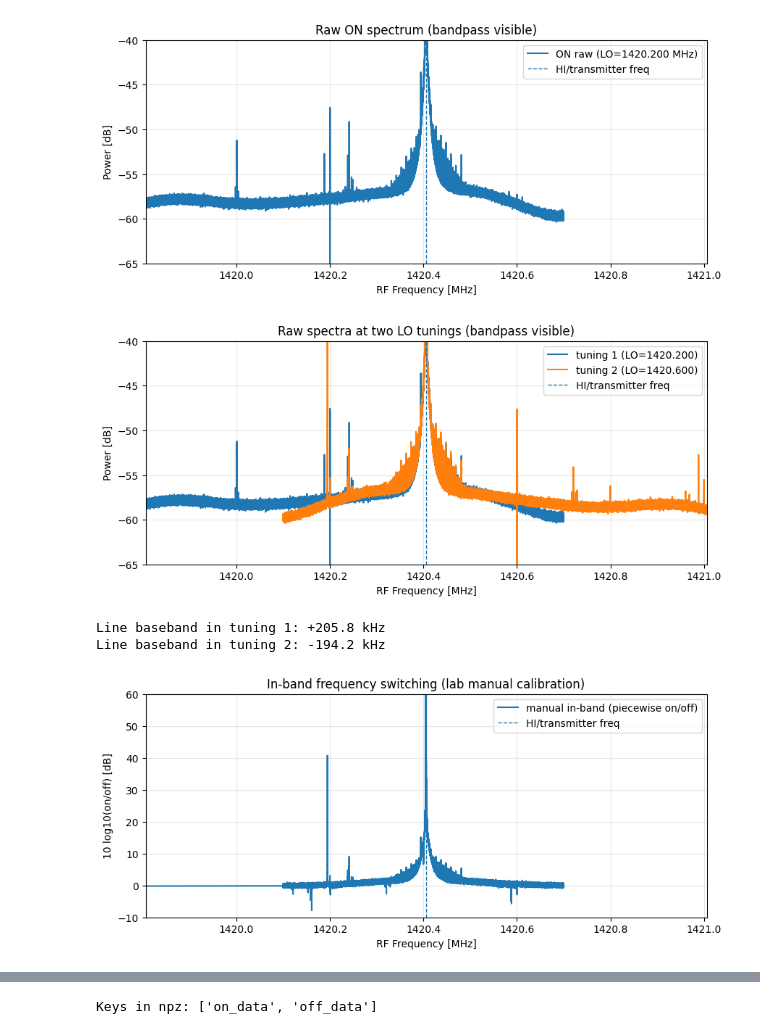
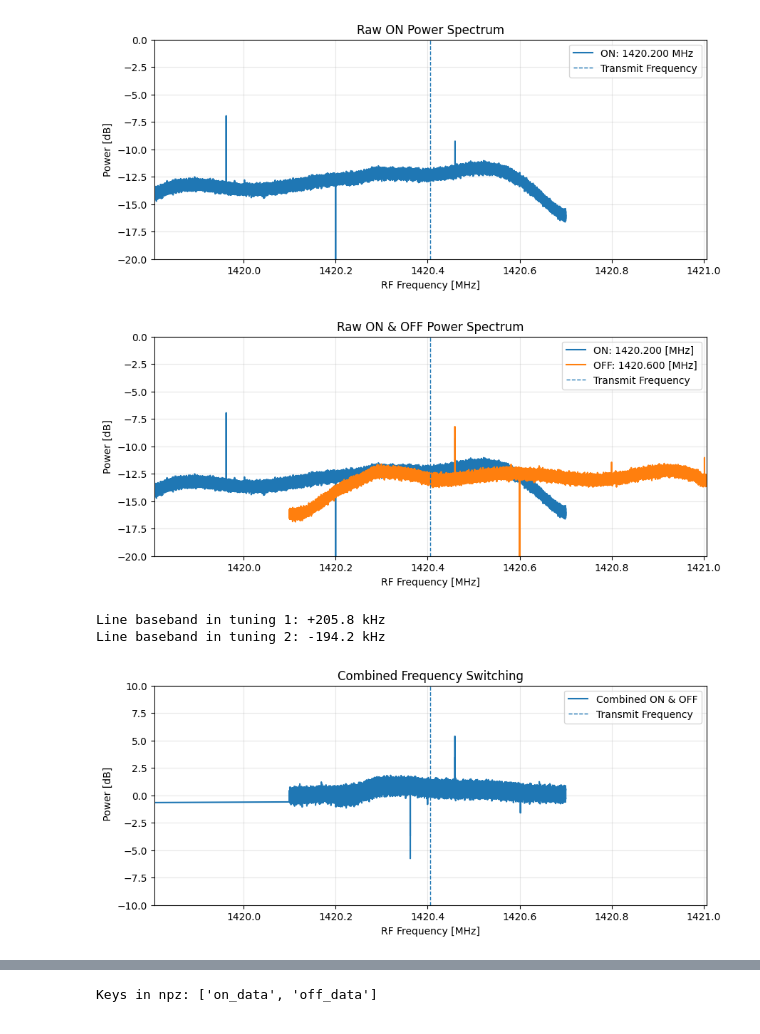
Before and after one commit to kaijaffarove/astro_lab, a Jupyter notebook: lab2.ipynb, the cells around one changed output, grey strips where cells are left out. Saved outputs shown, nothing was run; the diff lists cells and outputs as text; code cells hidden in the pictures.

```diff
--- a/lab2.ipynb
+++ b/lab2.ipynb
@@ -12,7 +13,7 @@ import matplotlib.pyplot as plt
 # -------------------------
 # Inputs (edit these)
 # -------------------------
-file = "lab2_data/horn_loop_30b_0.2diff_zenith_trans.npz"
+file = "lab2_data/horn_loop_30b_0.2diff_perseus.npz"
 fs = 1.0e6                         # Hz
 f1 = 1420.2e6                      # tuning 1 (your stored "on_data")
 f2 = 1420.6e6                      # tuning 2 (your stored "off_data")
@@ -65,13 +66,13 @@ S2_dB = 10*np.log10(S2 + 1e-30)
 # Plot 1: ON-only raw (curvy bandpass)
 # -------------------------
 plt.figure(figsize=(10,4))
-plt.plot(frf1/1e6, S1_dB, label=f"ON raw (LO={f1/1e6:.3f} MHz)")
-plt.axvline(f_hi/1e6, ls="--", lw=1, label="HI/transmitter freq")
+plt.plot(frf1/1e6, S1_dB, label=f"ON: {f1/1e6:.3f} MHz")
+plt.axvline(f_hi/1e6, ls="--", lw=1, label="Transmit Frequency")
 plt.xlim((f_hi-600e3)/1e6, (f_hi+600e3)/1e6)
-plt.ylim(-65, -40)
+plt.ylim(-20, 0)
 plt.xlabel("RF Frequency [MHz]")
 plt.ylabel("Power [dB]")
-plt.title("Raw ON spectrum (bandpass visible)")
+plt.title("Raw ON Power Spectrum")
 plt.grid(True, alpha=0.3)
 plt.legend()
 plt.show()
@@ -80,14 +81,14 @@ plt.show()
 # Plot 2: Raw ON and raw OFF overlaid (both curvy)
 # -------------------------
 plt.figure(figsize=(10,4))
-plt.plot(frf1/1e6, S1_dB, label=f"tuning 1 (LO={f1/1e6:.3f})")
-plt.plot(frf2/1e6, S2_dB, label=f"tuning 2 (LO={f2/1e6:.3f})")
-plt.axvline(f_hi/1e6, ls="--", lw=1, label="HI/transmitter freq")
+plt.plot(frf1/1e6, S1_dB, label=f"ON: {f1/1e6:.3f} [MHz]")
+plt.plot(frf2/1e6, S2_dB, label=f"OFF: {f2/1e6:.3f} [MHz]")
+plt.axvline(f_hi/1e6, ls="--", lw=1, label="Transmit Frequency")
 plt.xlim((f_hi-600e3)/1e6, (f_hi+600e3)/1e6)
-plt.ylim(-65, -40)
+plt.ylim(-20, 0)
 plt.xlabel("RF Frequency [MHz]")
 plt.ylabel("Power [dB]")
-plt.title("Raw spectra at two LO tunings (bandpass visible)")
+plt.title("Raw ON & OFF Power Spectrum")
 plt.grid(True, alpha=0.3)
 plt.legend()
 plt.show()
@@ -118,45 +119,46 @@ lower = fbb < 0
 cal = np.empty_like(fbb, dtype=np.float64)
 cal[upper] = Sup[upper] / (Slow[upper] + 1e-30)
 cal[lower] = Slow[lower] / (Sup[lower] + 1e-30)
 cal_dB = 10*np.log10(cal + 1e-30)
 
 # RF axis for stitched calibrated spectrum
 f_rf = np.empty_like(fbb, dtype=np.float64)
 f_rf[upper] = fbb[upper] + f_up
 f_rf[lower] = fbb[lower] + f_low
 
 idx = np.argsort(f_rf)
 
 plt.figure(figsize=(10,4))
-plt.plot(f_rf[idx]/1e6, cal_dB[idx], label="manual in-band (piecewise on/off)")
-plt.axvline(f_hi/1e6, ls="--", lw=1, label="HI/transmitter freq")
+plt.plot(f_rf[idx]/1e6, cal_dB[idx], label="Combined ON & OFF")
+plt.axvline(f_hi/1e6, ls="--", lw=1, label="Transmit Frequency")
 plt.xlim((f_hi-600e3)/1e6, (f_hi+600e3)/1e6)
-plt.ylim(-10, 60)
+plt.ylim(-10, 10)
 plt.xlabel("RF Frequency [MHz]")
-plt.ylabel("10 log10(on/off) [dB]")
-plt.title("In-band frequency switching (lab manual calibration)")
+plt.ylabel(" Power [dB]")
+plt.title("Combined Frequency Switching")
 plt.grid(True, alpha=0.3)
 plt.legend()
 plt.show()
 
 # Optional: binned calibrated (useful for weak broad HI)
 bin_size = 128
 f_b, cal_b = rebin_xy(f_rf[idx], cal_dB[idx], bin_size=bin_size)
 
 plt.figure(figsize=(10,4))
-plt.plot(f_b/1e6, cal_b, label=f"manual in-band (binned={bin_size})")
-plt.axvline(f_hi/1e6, ls="--", lw=1, label="HI/transmitter freq")
+plt.plot(f_b/1e6, cal_b, label=f"Combined ON & OFF")
+# plt.plot(f_b[f_b > 1420e6]/1e6, cal_b[f_b > 1420e6], label=f"Combined ON & OFF")
+plt.axvline(f_hi/1e6, ls="--", lw=1, label="Hydrogen Frequency")
 plt.xlim((f_hi-600e3)/1e6, (f_hi+600e3)/1e6)
-plt.ylim(-10, 10)
+plt.ylim(-1, 1)
 plt.xlabel("RF Frequency [MHz]")
-plt.ylabel("10 log10(on/off) [dB]")
-plt.title("In-band frequency switching (binned)")
+plt.ylabel("Power [dB]")
+plt.title("Combined Frequency Switching (Binned)")
 plt.grid(True, alpha=0.3)
 plt.legend()
 plt.show()
 # %% [output]
-[figure, old version]
+[figure, new version]
-[figure, old version]
+[figure, new version]
 Line baseband in tuning 1: +205.8 kHz
 Line baseband in tuning 2: -194.2 kHz
-[figure, old version]
+[figure, new version]
```
Also changed, not shown: parts of 2 cells of this notebook, 1 other file.
